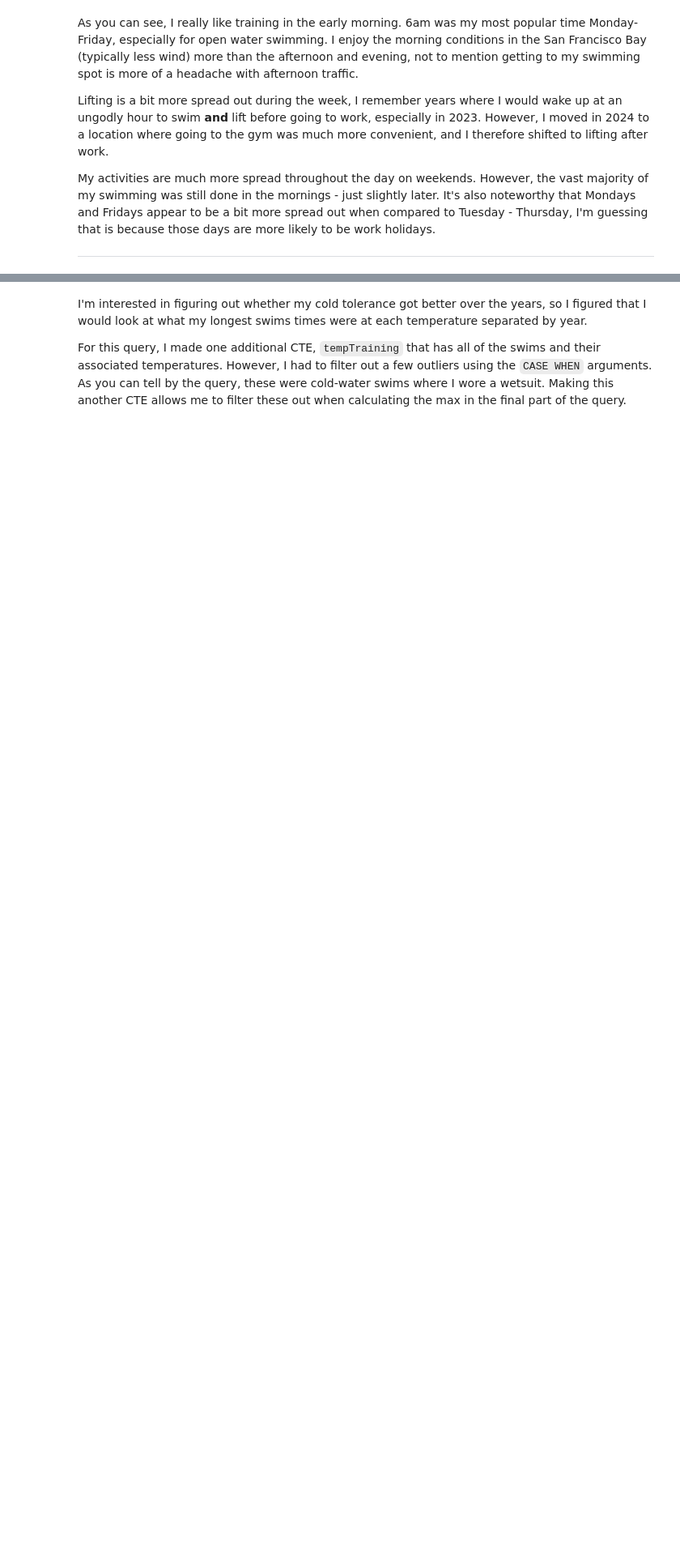
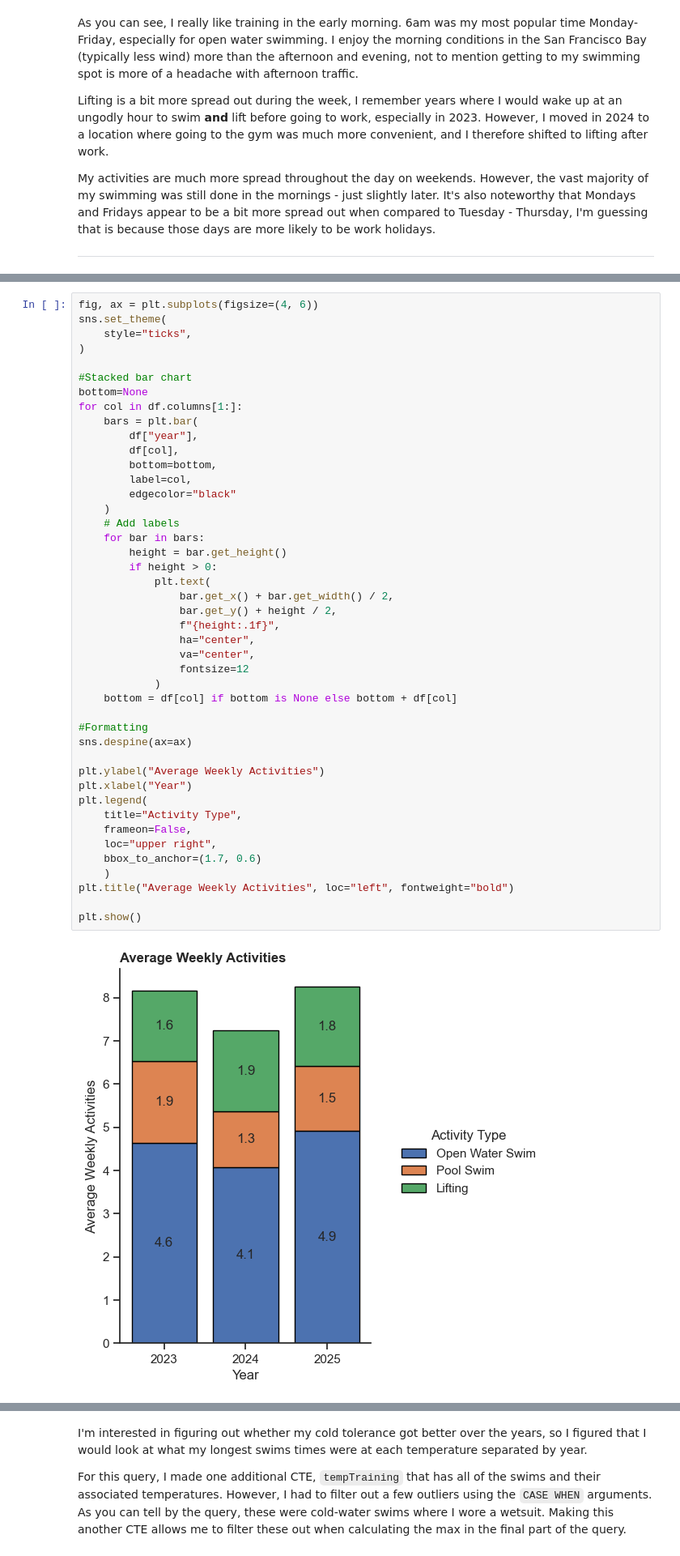
Before and after one commit to andrew-cotter/marathon_swim_training, a Jupyter notebook: exploratory_analysis.ipynb, the cells around one changed output, grey strips where cells are left out. Shown at 81% size. Saved outputs shown, nothing was run; the diff lists cells and outputs as text; blank space fills up the shorter version.

```diff
--- a/exploratory_analysis.ipynb
+++ b/exploratory_analysis.ipynb
@@ -389,0 +445,46 @@ My activities are much more spread throughout the day on weekends. However, the
+# %%
+fig, ax = plt.subplots(figsize=(4, 6))
+sns.set_theme(
+    style="ticks",
+)
+
+#Stacked bar chart
+bottom=None
+for col in df.columns[1:]:
+    bars = plt.bar(
+        df["year"],
+        df[col],
+        bottom=bottom,
+        label=col,
+        edgecolor="black"
+    )
+    # Add labels
+    for bar in bars:
+        height = bar.get_height()
+        if height > 0:
+            plt.text(
+                bar.get_x() + bar.get_width() / 2,
+                bar.get_y() + height / 2,
+                f"{height:.1f}",
+                ha="center",
+                va="center",
+                fontsize=12
+            )
+    bottom = df[col] if bottom is None else bottom + df[col]
+
+#Formatting
+sns.despine(ax=ax)
+
+plt.ylabel("Average Weekly Activities")
+plt.xlabel("Year")
+plt.legend(
+    title="Activity Type",
+    frameon=False,
+    loc="upper right",
+    bbox_to_anchor=(1.7, 0.6)
+    )
+plt.title("Average Weekly Activities", loc="left", fontweight="bold")
+
+plt.show()
+# %% [output]
+[figure, added]
```
Also changed, not shown: parts of 35 cells of this notebook, 1 other file.
